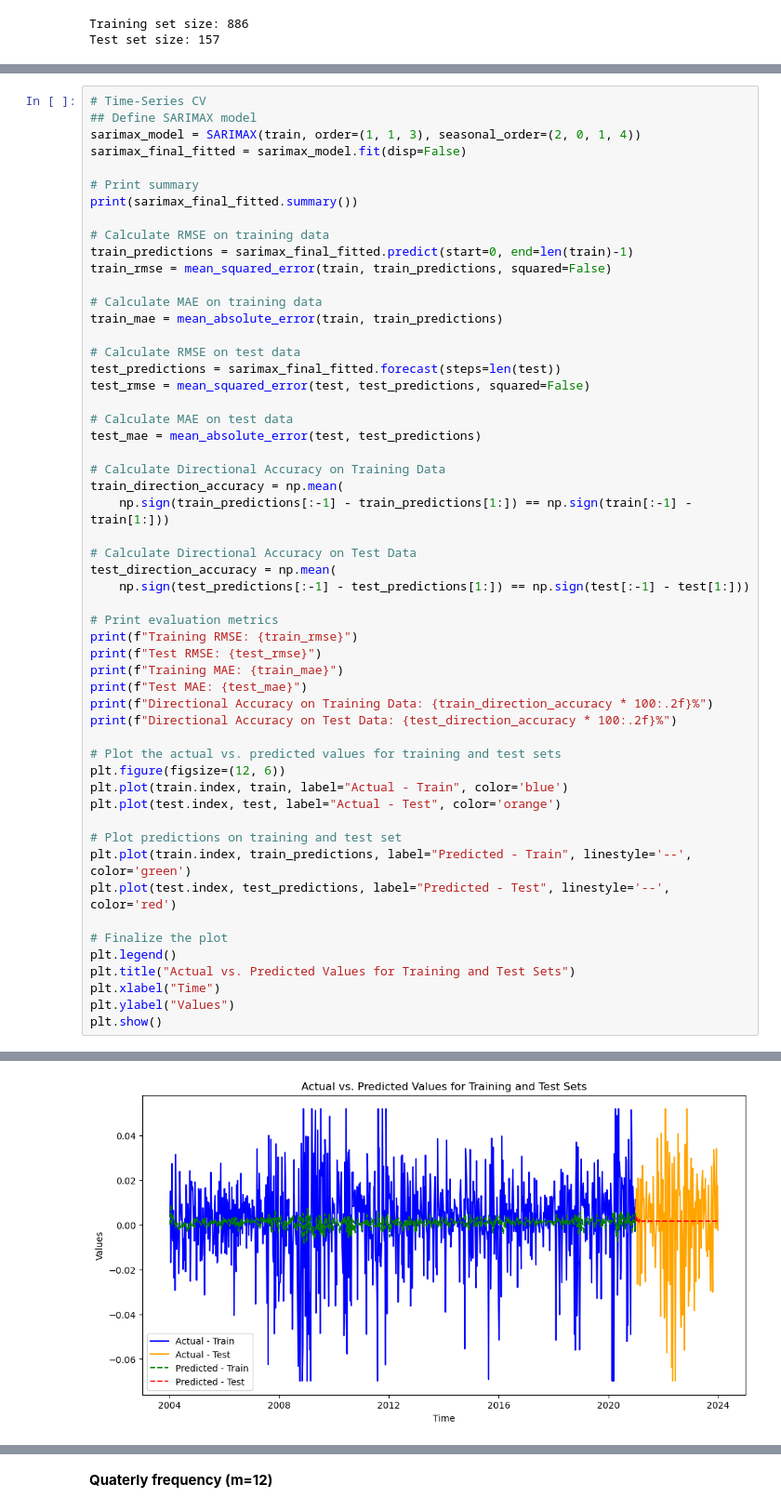
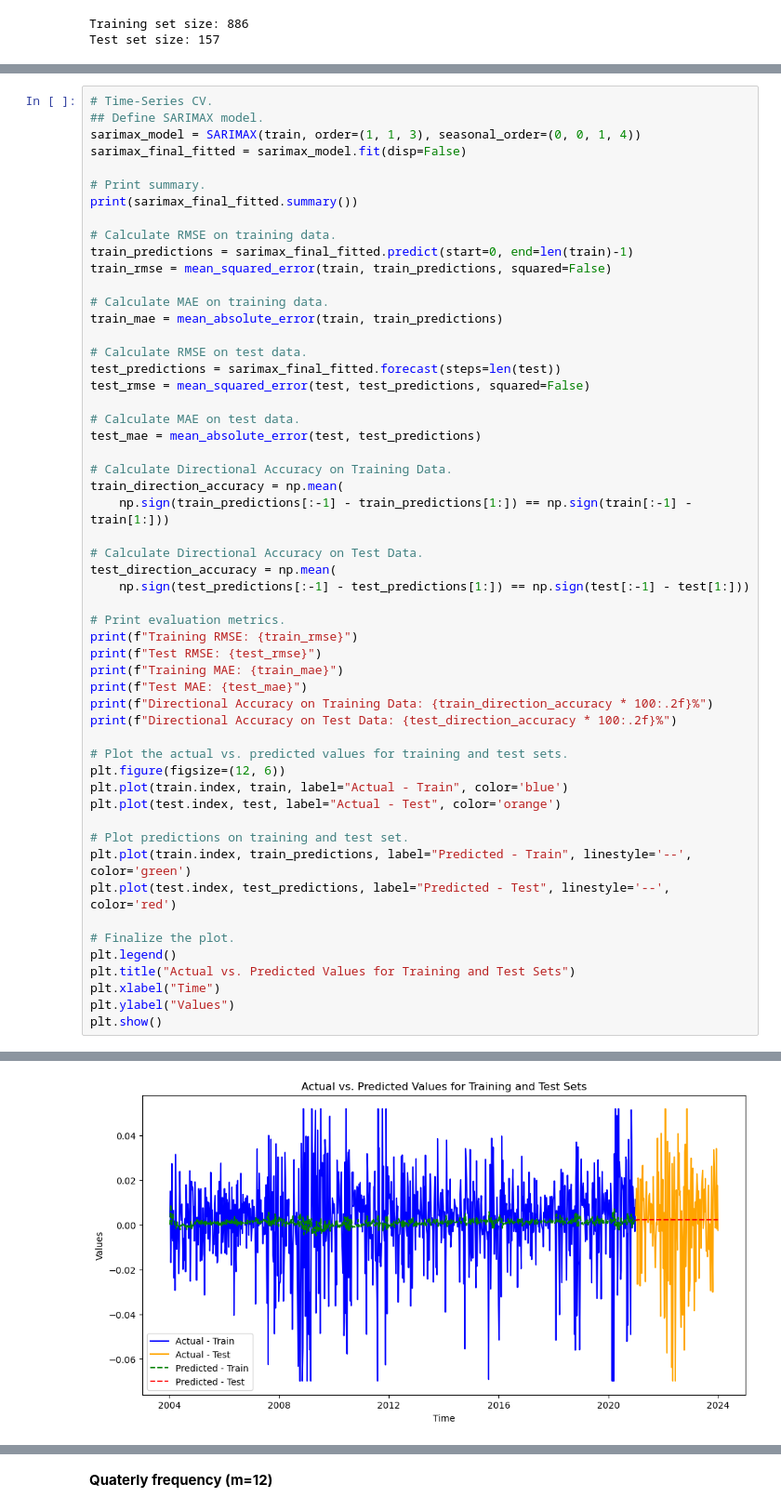
Before and after one commit to nozomu2020264/Capstone-Project---2020264-, a Jupyter notebook: Weekly S&P 500 Index Time Series Analysis.ipynb, the cells around one changed output, grey strips where cells are left out. Shown at 93% size. Saved outputs shown, nothing was run; the diff lists cells and outputs as text.

```diff
--- a/Weekly S&P 500 Index Time Series Analysis.ipynb
+++ b/Weekly S&P 500 Index Time Series Analysis.ipynb
@@ -969,35 +995,35 @@ Best average RMSE across folds: 0.018962006036647057
 # %%
-# Time-Series CV
-## Define SARIMAX model
-sarimax_model = SARIMAX(train, order=(1, 1, 3), seasonal_order=(2, 0, 1, 4))
+# Time-Series CV.
+## Define SARIMAX model.
+sarimax_model = SARIMAX(train, order=(1, 1, 3), seasonal_order=(0, 0, 1, 4))
 sarimax_final_fitted = sarimax_model.fit(disp=False)
 
-# Print summary
+# Print summary.
 print(sarimax_final_fitted.summary())
 
-# Calculate RMSE on training data
+# Calculate RMSE on training data.
 train_predictions = sarimax_final_fitted.predict(start=0, end=len(train)-1)
 train_rmse = mean_squared_error(train, train_predictions, squared=False)
 
-# Calculate MAE on training data
+# Calculate MAE on training data.
 train_mae = mean_absolute_error(train, train_predictions)
 
-# Calculate RMSE on test data
+# Calculate RMSE on test data.
 test_predictions = sarimax_final_fitted.forecast(steps=len(test))
 test_rmse = mean_squared_error(test, test_predictions, squared=False)
 
-# Calculate MAE on test data
+# Calculate MAE on test data.
 test_mae = mean_absolute_error(test, test_predictions)
 
-# Calculate Directional Accuracy on Training Data
+# Calculate Directional Accuracy on Training Data.
 train_direction_accuracy = np.mean(
     np.sign(train_predictions[:-1] - train_predictions[1:]) == np.sign(train[:-1] - train[1:]))
 
-# Calculate Directional Accuracy on Test Data
+# Calculate Directional Accuracy on Test Data.
 test_direction_accuracy = np.mean(
     np.sign(test_predictions[:-1] - test_predictions[1:]) == np.sign(test[:-1] - test[1:]))
 
-# Print evaluation metrics
+# Print evaluation metrics.
 print(f"Training RMSE: {train_rmse}")
 print(f"Test RMSE: {test_rmse}")
 print(f"Training MAE: {train_mae}")
@@ -1005,16 +1031,16 @@ print(f"Test MAE: {test_mae}")
 print(f"Directional Accuracy on Training Data: {train_direction_accuracy * 100:.2f}%")
 print(f"Directional Accuracy on Test Data: {test_direction_accuracy * 100:.2f}%")
 
-# Plot the actual vs. predicted values for training and test sets
+# Plot the actual vs. predicted values for training and test sets.
 plt.figure(figsize=(12, 6))
 plt.plot(train.index, train, label="Actual - Train", color='blue')
 plt.plot(test.index, test, label="Actual - Test", color='orange')
 
-# Plot predictions on training and test set
+# Plot predictions on training and test set.
 plt.plot(train.index, train_predictions, label="Predicted - Train", linestyle='--', color='green')
 plt.plot(test.index, test_predictions, label="Predicted - Test", linestyle='--', color='red')
 
-# Finalize the plot
+# Finalize the plot.
 plt.legend()
 plt.title("Actual vs. Predicted Values for Training and Test Sets")
 plt.xlabel("Time")
@@ -1039,4 +1065,4 @@ Test MAE: 0.017434613601101538
 Directional Accuracy on Training Data: 99.77%
 Directional Accuracy on Test Data: 98.73%
-[figure, old version]
+[figure, new version]
 # %%
```
Also changed, not shown: parts of 45 cells of this notebook.
